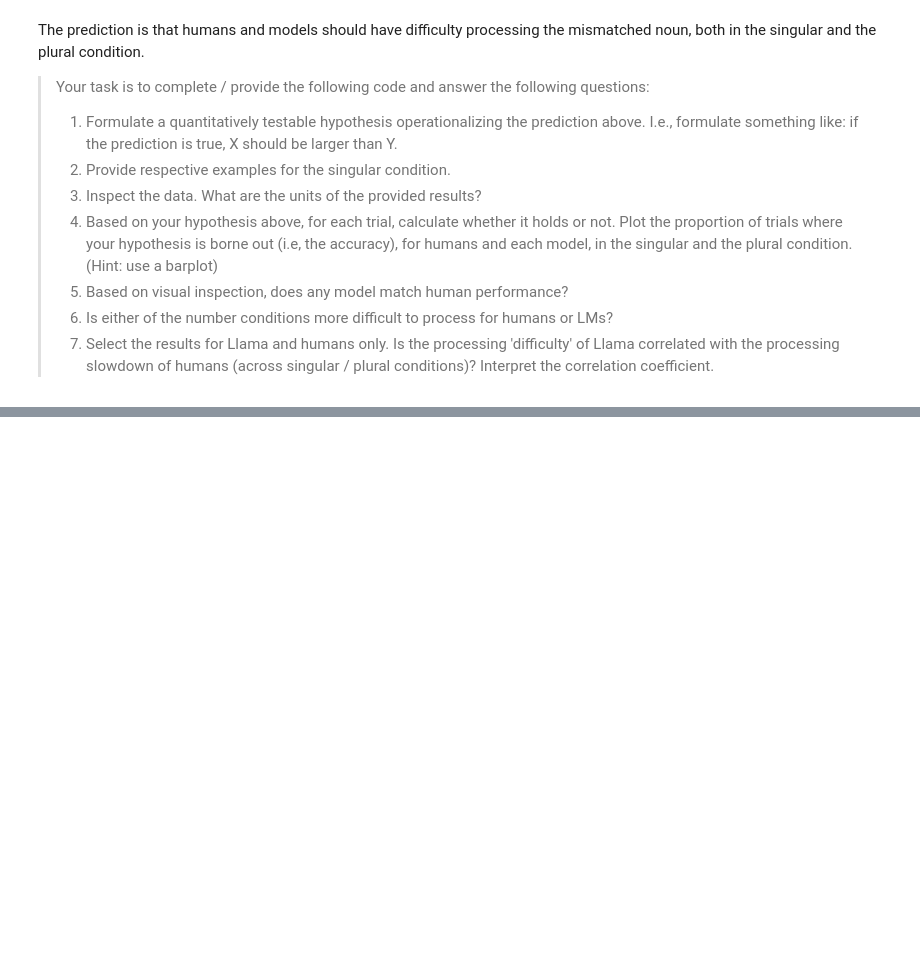
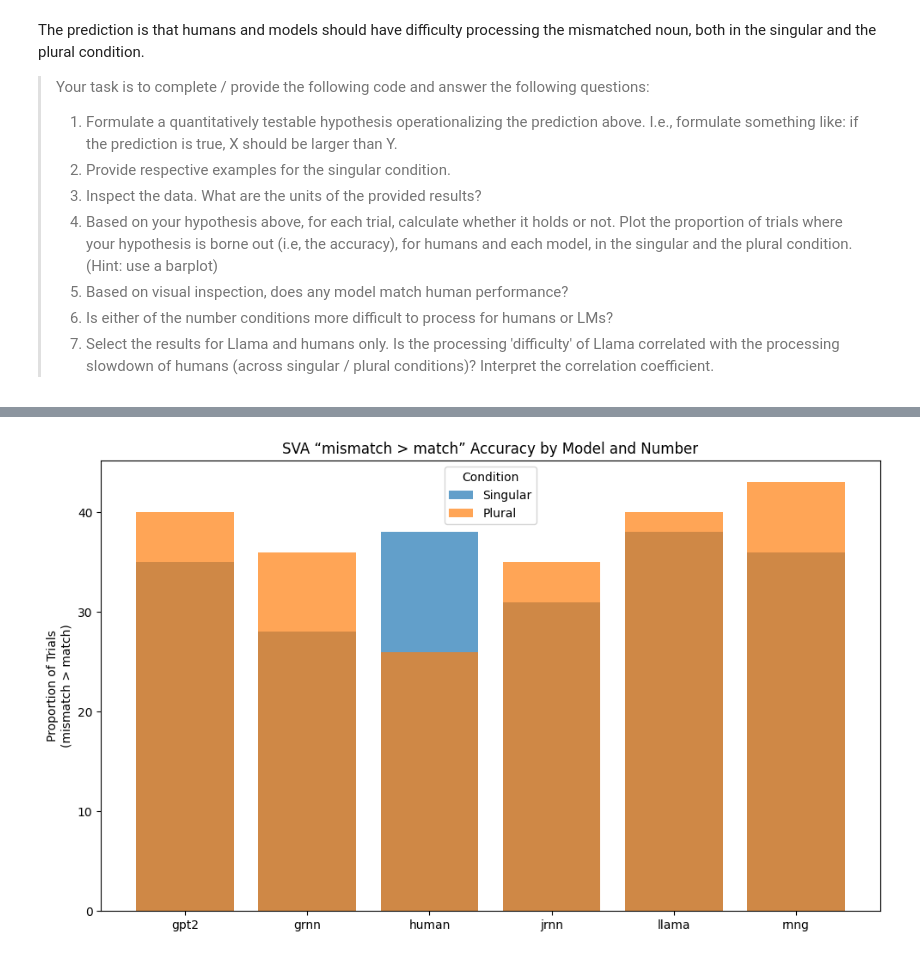
Before and after one commit to Bhardwaj-Sarthak/Personal-Projects, a Jupyter notebook: understanding-llms/homework/04_evaluation.ipynb, the cells around one changed output, grey strips where cells are left out. Cells and saved outputs as stored; diff of their text form; code cells hidden in the pictures; blank space fills up the shorter version.

```diff
--- a/understanding-llms/homework/04_evaluation.ipynb
+++ b/understanding-llms/homework/04_evaluation.ipynb
@@ -553,0 +675,7 @@ df.head()
+# %%
+#### YOUR CODE HERE FOR CALCULATING HYPOTHESIS METRICS AND PLOTTING ####
+# count the number of times the mismatch for sing is greater than prural or vice-versa
+#
+df['singular_correct'] = df['mismatch_sing'] > df['match_sing']
+df['plural_correct']   = df['mismatch_plural'] > df['match_plural']
+df.groupby('model')[['singular_correct', 'plural_correct']].sum()
@@ -553,0 +691,32 @@ df.head()
+# %%
+# barplot of the results, by model and by condition (plural vs. singular)
+### YOUR CODE HERE ###
+import matplotlib.pyplot as plt
+summary = (
+    df.melt(id_vars=['model'],
+            value_vars=['singular_correct','plural_correct'],
+            var_name='condition',
+            value_name='is_harder')
+      .assign(number=lambda d: d['condition'].str.replace('_correct',''))
+      .groupby(['model','number'])['is_harder']
+      .sum()
+      .reset_index()
+)
+
+# PLOT GROUPED BAR CHART
+fig, ax = plt.subplots(figsize=(10, 6))
+for num, color in zip(['singular','plural'], ['C0','C1']):
+    subset = summary[summary['number']==num]
+    ax.bar(subset['model'], subset['is_harder'],
+           label=num.capitalize(), color=color,
+           alpha=0.7,
+           )
+
+ax.set_xticklabels(ax.get_xticklabels())
+ax.set_ylabel('Proportion of Trials\n(mismatch > match)')
+ax.set_title('SVA “mismatch > match” Accuracy by Model and Number')
+ax.legend(title='Condition')
+plt.tight_layout()
+plt.show()
+# %% [output]
+[figure, added]
```
Also changed, not shown: parts of 17 cells of this notebook.
